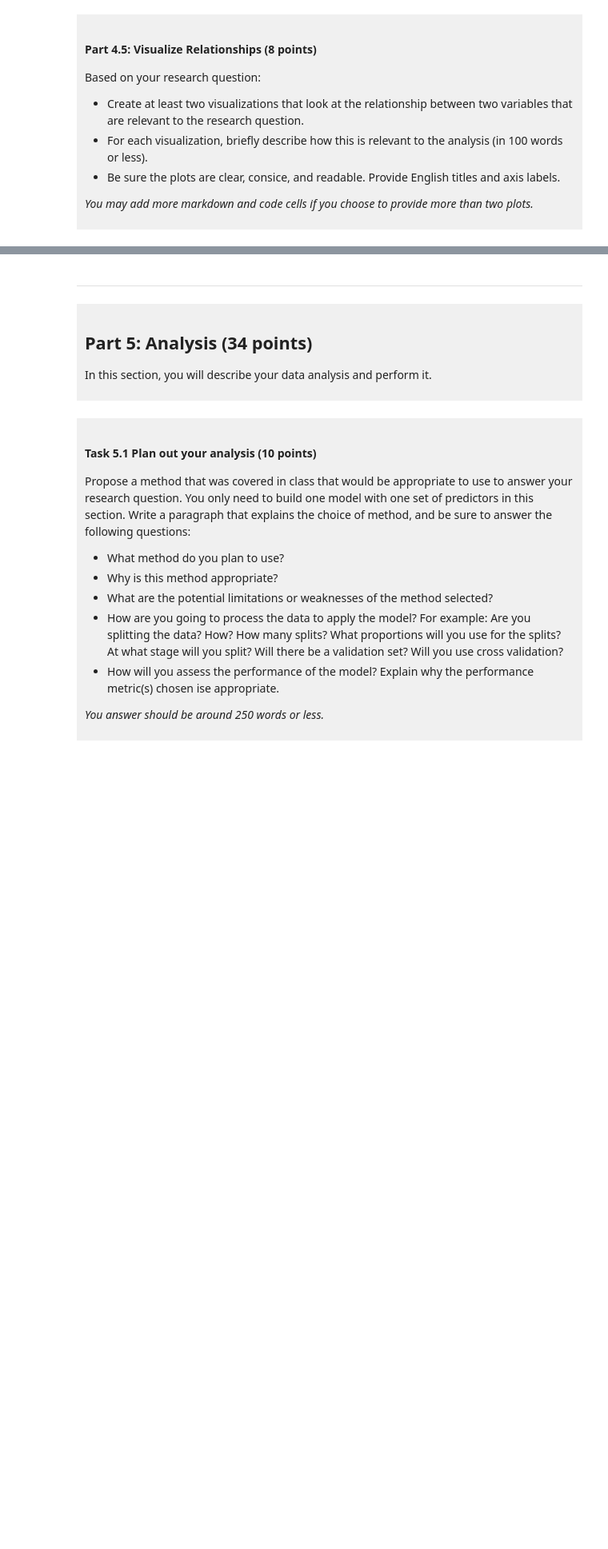
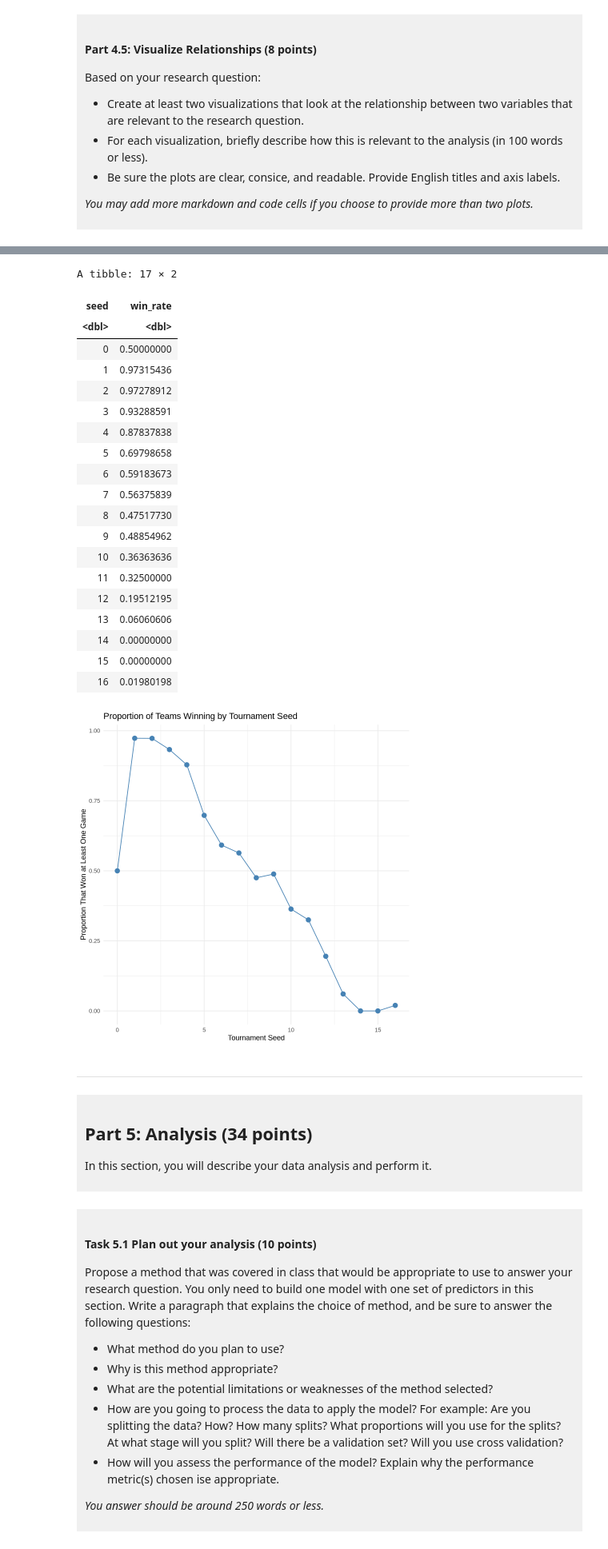
Before and after one commit to rahbia/dsci-100-project-rahbia-bal, a Jupyter notebook: dsci-100-project-notebook.ipynb, the cells around one changed output, grey strips where cells are left out. Shown at 80% size. Drawn from its saved outputs; the diff is of its cells as text; code cells hidden in the pictures; blank space fills up the shorter version.

```diff
--- a/dsci-100-project-notebook.ipynb
+++ b/dsci-100-project-notebook.ipynb
@@ -320,5 +382,45 @@ Visualization 2: %%% EDIT THIS MARKDOWN CELL%%%
 # %%
-### EDIT THIS CODE CELL FOR VISUALIZATION 2###
+seed_win_rates <- tidy_basketball |>
+    group_by(seed) |>
+    summarise(
+        win_rate = mean(won_game == "TRUE"))
+
+seed_win_rates
+
+
+
+seed_win_plot <- seed_win_rates |>
+    ggplot(aes(x = seed, y = win_rate)) +
+    geom_point(color = "steelblue", size = 3) +
+    geom_line(color = "steelblue") +
+    labs(title = "Proportion of Teams Winning by Tournament Seed",
+        x = "Tournament Seed",
+        y = "Proportion That Won at Least One Game") +
+    theme_minimal()
+
+seed_win_plot
+# %% [output]
+A tibble: 17 × 2
+| seed | win_rate |
+| <dbl> | <dbl> |
+| 0 | 0.50000000 |
+| 1 | 0.97315436 |
+| 2 | 0.97278912 |
+| 3 | 0.93288591 |
+| 4 | 0.87837838 |
+| 5 | 0.69798658 |
+| 6 | 0.59183673 |
+| 7 | 0.56375839 |
+| 8 | 0.47517730 |
+| 9 | 0.48854962 |
+| 10 | 0.36363636 |
+| 11 | 0.32500000 |
+| 12 | 0.19512195 |
+| 13 | 0.06060606 |
+| 14 | 0.00000000 |
+| 15 | 0.00000000 |
+| 16 | 0.01980198 |
+[figure, added]
 # %% [markdown]
 ------
 # %% [markdown]
```
Also changed, not shown: parts of 11 cells of this notebook.
